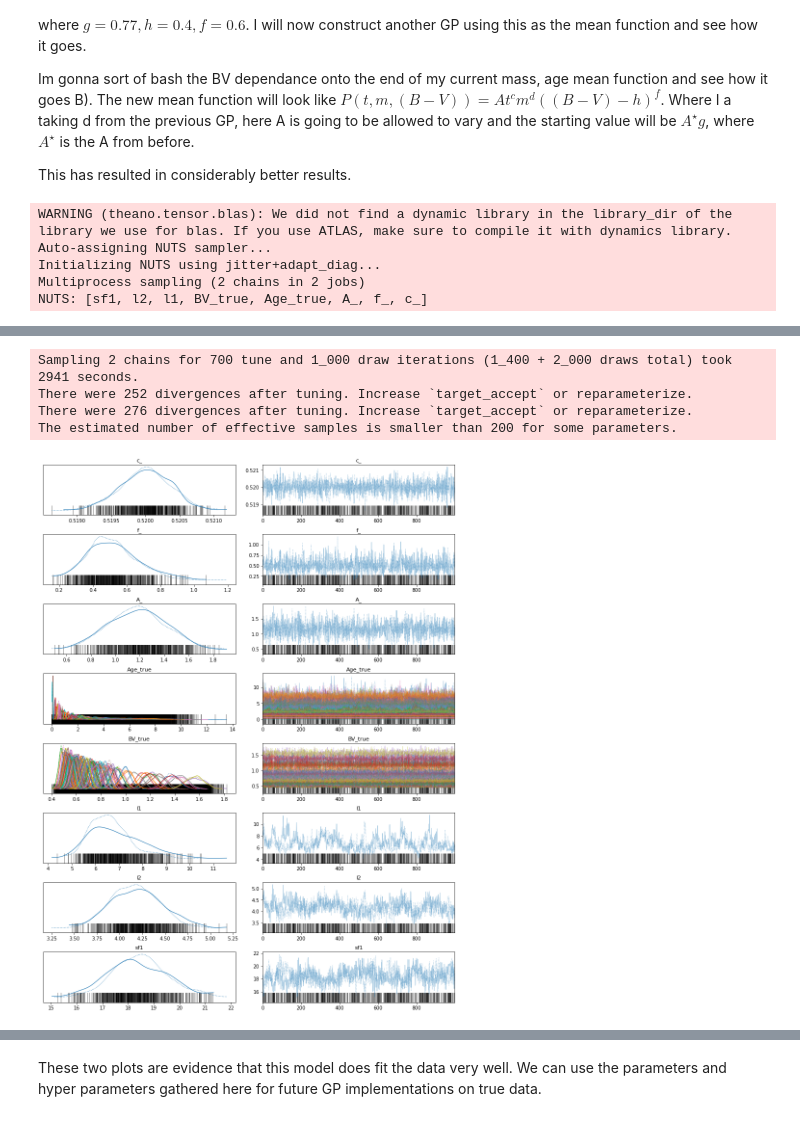
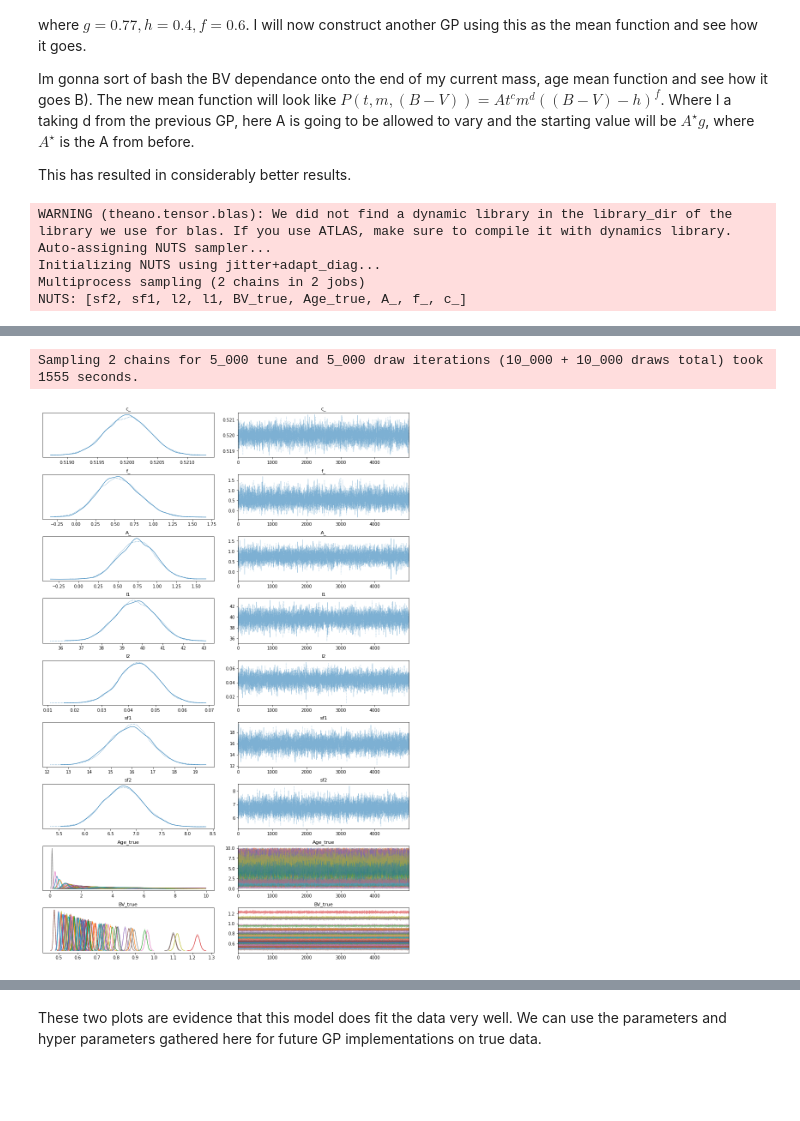
Before and after one commit to ni-phy/year4-project, a Jupyter notebook: Henry/3d_fitting.ipynb, the cells around one changed output, grey strips where cells are left out. Cells and saved outputs as stored; diff of their text form; code cells hidden in the pictures; blank space fills up the shorter version.

```diff
--- a/Henry/3d_fitting.ipynb
+++ b/Henry/3d_fitting.ipynb
@@ -59,47 +58,52 @@ Drive already mounted at /content/drive; to attempt to forcibly remount, call dr
 Running on PyMC3 v3.10.0
 # %%
 ##### OPTIONS #####
+#data1 16th points = 91 total
 
 opt_params = 0   # if 1 use predetermined values
 
 errorbars = 0   # plot error bars on surface plot
-smp_rt = 10     # every nth point of true data
+smp_rt = 16     # every nth point of true data
 num_gen = 400 # given n will produce n x n points of predictions
 
 
-data = np.genfromtxt('/content/drive/My Drive/data/data2.csv', delimiter=',', skip_header=1)
+data = np.genfromtxt('/content/drive/My Drive/data/data1.csv', delimiter=',', skip_header=1)
 
-Teff = data[:,1][0::smp_rt] # Teff
-Prot = data[:, 2][0::smp_rt]  # Prot
-Age = data[:, 3][0::smp_rt]  # Age
-Mass = data[:, 4][0::smp_rt]   # mass
+Teff = data[:,0][0::smp_rt] # Teff
+Prot = data[:, 1][0::smp_rt]  # Prot
+Age = data[:, 2][0::smp_rt]  # Age
+Mass = data[:, 3][0::smp_rt]   # mass
 b = pyasl.BallesterosBV_T()
 BV =  b.t2bv(np.array(Teff))
 #data 1 and data 2 have differnet columns!
 
-## Here is where I am adding some noise to the data roughly 5% for mass prot and Teff, 10% for Age
+## Here is where I am adding some noise to the data roughly 5% for mass prot and Teff, 20% for Age
 
 data_noise = True
 n_age = 0.2
 n_oth = 0.05
+n_bv = 0.01
 
 if data_noise:
 
 
-  Age_err = np.random.uniform(-1,1,len(Age))*Age*n_age
-  BV_err = np.random.uniform(-1,1,len(Age))*BV*n_oth
+  Age_err = np.random.normal(0,1, len(Age))*Age*n_age
+  BV_err = np.random.normal(0,1, len(Age))*BV*n_bv
 
-  Prot_err = np.random.uniform(-1,1,len(Age))*Prot*n_oth
-  Mass_err = np.random.rand(len(Mass)) * Mass*n_oth
+  Prot_err = np.random.normal(0,1, len(Age))*Prot*n_oth
+
 
   Age  += Age_err
   BV += BV_err
   Prot += Prot_err
-  Mass += Mass_err
 
-plt.errorbar(Prot, BV, yerr=BV_err, xerr=Prot_err, fmt='o')
+print('Using: ',Age.shape)
+print('From: ',data.shape)
+
+plt.errorbar(Prot, BV, yerr=BV_err, xerr=Prot_err, fmt='o', label='BV')
+plt.legend()
 plt.show()
-plt.errorbar(Prot, Age, yerr=Age_err, xerr=Prot_err, fmt='o')
-
-#plt.plot(BV)
+plt.errorbar(Prot, Age, yerr=Age_err, xerr=Prot_err, fmt='o', label='Age')
+plt.legend()
+plt.show()
 # %% [output]
@@ -186,7 +196,7 @@ with pm.Model() as model:
 # %%
 
 with model:
-  trace = pm.sample(1000, tune=700, cores=2, target_accept=0.90)
+  trace = pm.sample(5000, tune=5000, cores=2)#, target_accept=0.95)
 
 
   pm.traceplot(trace)
@@ -195,5 +205,5 @@ WARNING (theano.tensor.blas): We did not find a dynamic library in the library_d
 Auto-assigning NUTS sampler...
 Initializing NUTS using jitter+adapt_diag...
 Multiprocess sampling (2 chains in 2 jobs)
-NUTS: [sf1, l2, l1, BV_true, Age_true, A_, f_, c_]
+NUTS: [sf2, sf1, l2, l1, BV_true, Age_true, A_, f_, c_]
 [interactive output not drawn]
@@ -201,8 +210,5 @@ NUTS: [sf1, l2, l1, BV_true, Age_true, A_, f_, c_]
-Sampling 2 chains for 700 tune and 1_000 draw iterations (1_400 + 2_000 draws total) took 2941 seconds.
-There were 252 divergences after tuning. Increase `target_accept` or reparameterize.
-There were 276 divergences after tuning. Increase `target_accept` or reparameterize.
-The estimated number of effective samples is smaller than 200 for some parameters.
+Sampling 2 chains for 5_000 tune and 5_000 draw iterations (10_000 + 10_000 draws total) took 1555 seconds.
-[figure, old version]
+[figure, new version]
 # %%
 print(pm.summary(trace))
 
```
Also changed, not shown: parts of 12 cells of this notebook.
